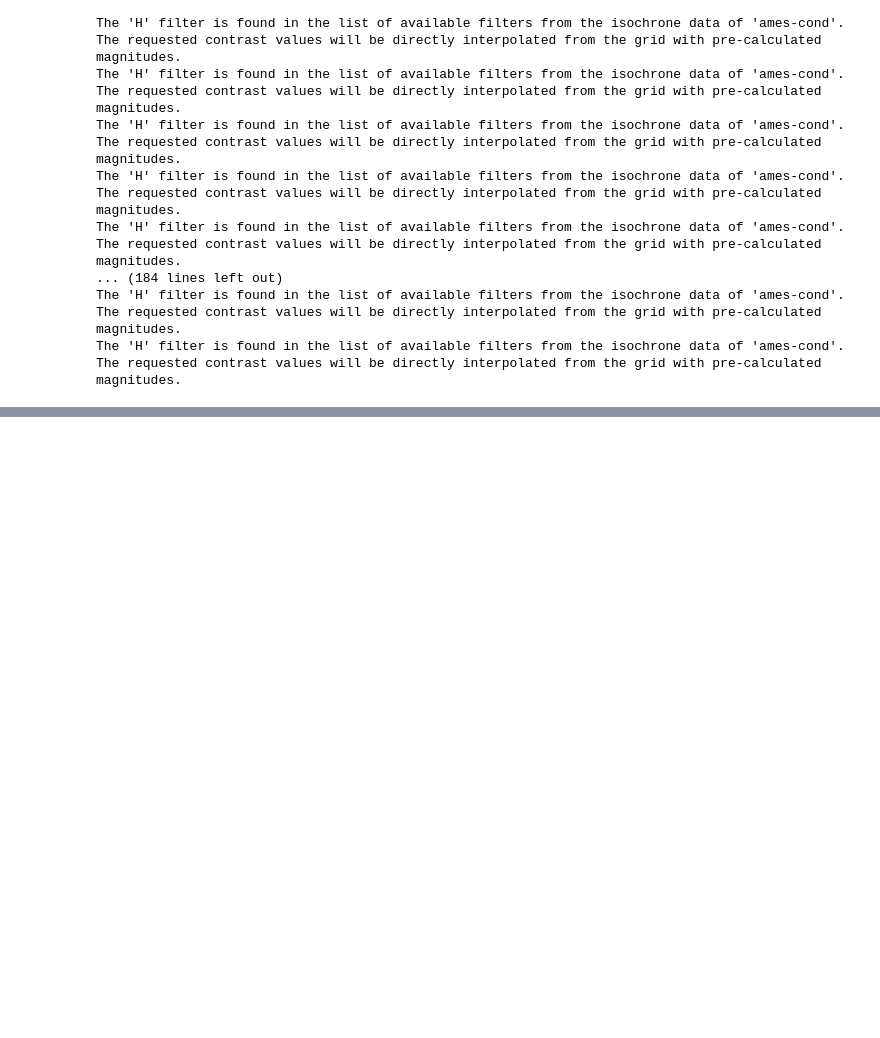
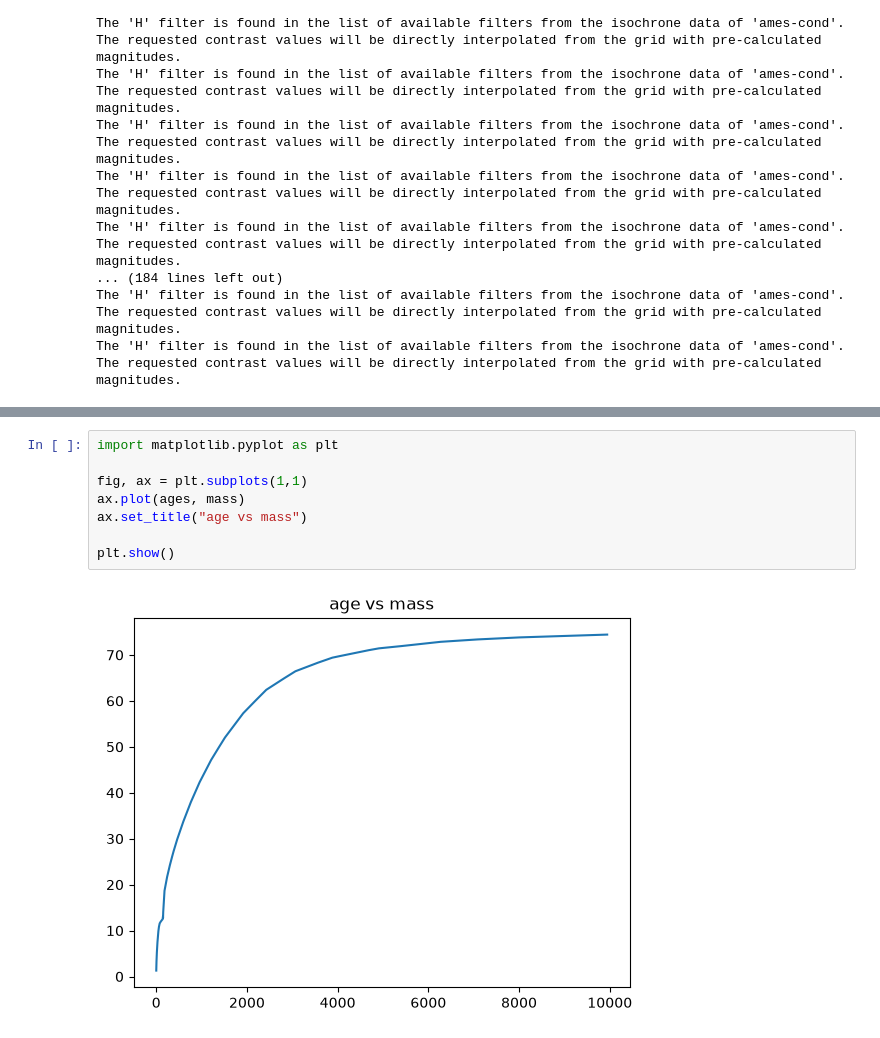
Before and after one commit to h0sh1z0ra/masses_to_ages, a Jupyter notebook: age_to_mass.ipynb, the cells around one changed output, grey strips where cells are left out. Drawn from its saved outputs; the diff is of its cells as text; blank space fills up the shorter version.

```diff
--- a/age_to_mass.ipynb
+++ b/age_to_mass.ipynb
@@ -318,0 +290,10 @@ Output: None
+# %%
+import matplotlib.pyplot as plt
+
+fig, ax = plt.subplots(1,1)
+ax.plot(ages, mass)
+ax.set_title("age vs mass")
+
+plt.show()
+# %% [output]
+[figure, added]
```
Also changed, not shown: parts of 15 cells of this notebook, 2 other files.
